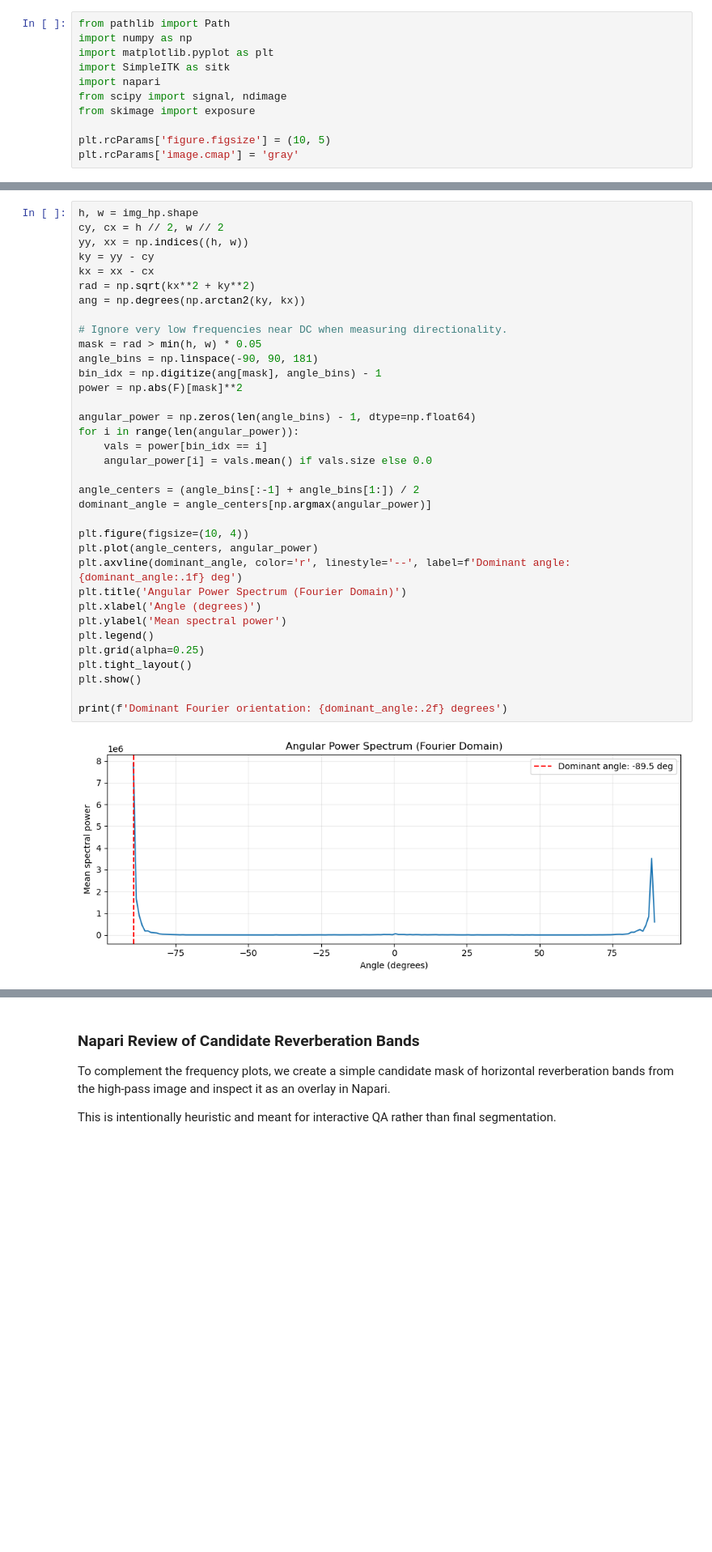
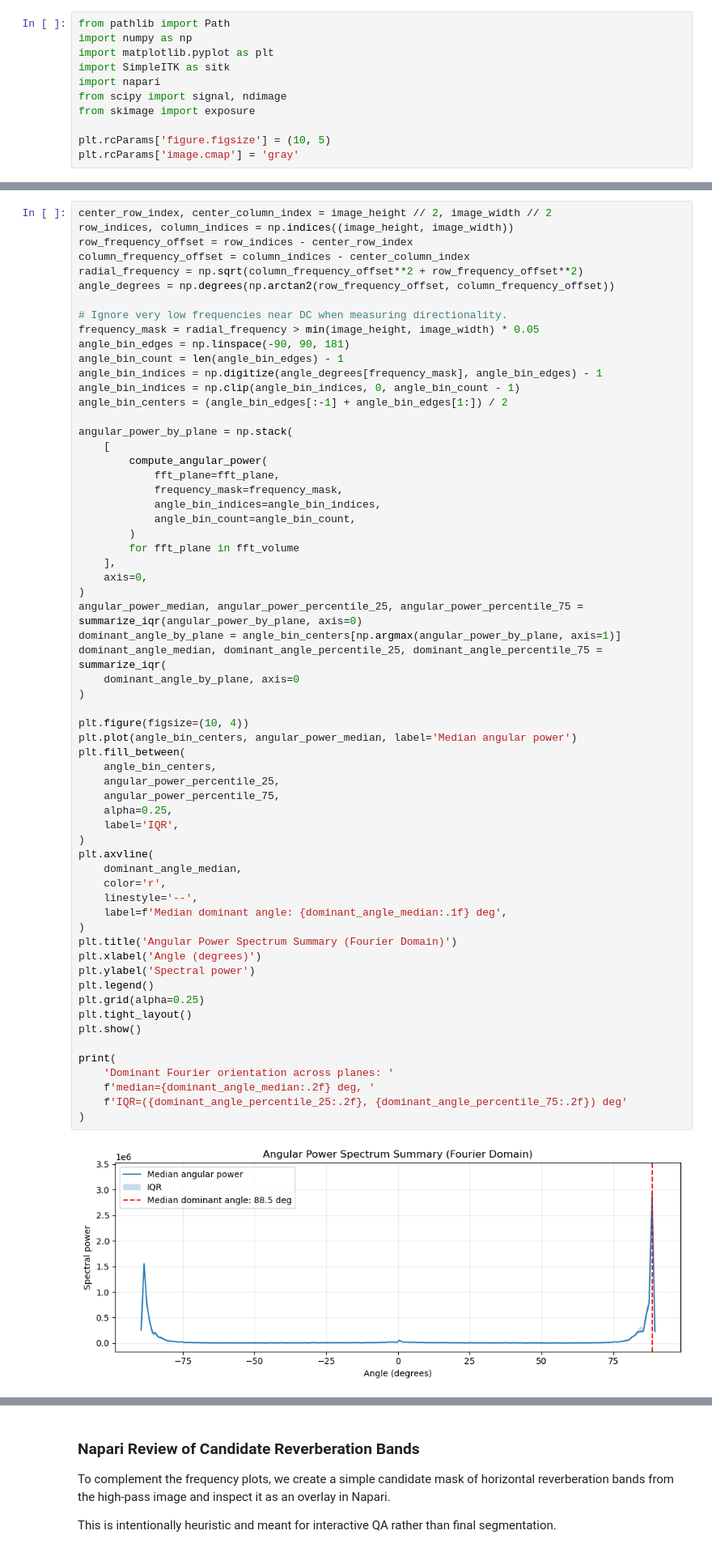
Before and after one commit to acorbat/eco-root, a Jupyter notebook: exploration/reverberation_artifact_report.ipynb, the cells around one changed output, grey strips where cells are left out. Shown at 81% size. Saved outputs shown, nothing was run; the diff lists cells and outputs as text; blank space fills up the shorter version.

```diff
--- a/exploration/reverberation_artifact_report.ipynb
+++ b/exploration/reverberation_artifact_report.ipynb
@@ -111,37 +184,64 @@ Adding high-pass image to the same Napari viewer...
 # %%
-h, w = img_hp.shape
-cy, cx = h // 2, w // 2
-yy, xx = np.indices((h, w))
-ky = yy - cy
-kx = xx - cx
-rad = np.sqrt(kx**2 + ky**2)
-ang = np.degrees(np.arctan2(ky, kx))
+center_row_index, center_column_index = image_height // 2, image_width // 2
+row_indices, column_indices = np.indices((image_height, image_width))
+row_frequency_offset = row_indices - center_row_index
+column_frequency_offset = column_indices - center_column_index
+radial_frequency = np.sqrt(column_frequency_offset**2 + row_frequency_offset**2)
+angle_degrees = np.degrees(np.arctan2(row_frequency_offset, column_frequency_offset))
 
 # Ignore very low frequencies near DC when measuring directionality.
-mask = rad > min(h, w) * 0.05
-angle_bins = np.linspace(-90, 90, 181)
-bin_idx = np.digitize(ang[mask], angle_bins) - 1
-power = np.abs(F)[mask]**2
+frequency_mask = radial_frequency > min(image_height, image_width) * 0.05
+angle_bin_edges = np.linspace(-90, 90, 181)
+angle_bin_count = len(angle_bin_edges) - 1
+angle_bin_indices = np.digitize(angle_degrees[frequency_mask], angle_bin_edges) - 1
+angle_bin_indices = np.clip(angle_bin_indices, 0, angle_bin_count - 1)
+angle_bin_centers = (angle_bin_edges[:-1] + angle_bin_edges[1:]) / 2
 
-angular_power = np.zeros(len(angle_bins) - 1, dtype=np.float64)
-for i in range(len(angular_power)):
-    vals = power[bin_idx == i]
-    angular_power[i] = vals.mean() if vals.size else 0.0
-
-angle_centers = (angle_bins[:-1] + angle_bins[1:]) / 2
-dominant_angle = angle_centers[np.argmax(angular_power)]
+angular_power_by_plane = np.stack(
+    [
+        compute_angular_power(
+            fft_plane=fft_plane,
+            frequency_mask=frequency_mask,
+            angle_bin_indices=angle_bin_indices,
+            angle_bin_count=angle_bin_count,
+        )
+        for fft_plane in fft_volume
+    ],
+    axis=0,
+)
+angular_power_median, angular_power_percentile_25, angular_power_percentile_75 = summarize_iqr(angular_power_by_plane, axis=0)
+dominant_angle_by_plane = angle_bin_centers[np.argmax(angular_power_by_plane, axis=1)]
+dominant_angle_median, dominant_angle_percentile_25, dominant_angle_percentile_75 = summarize_iqr(
+    dominant_angle_by_plane, axis=0
+)
 
 plt.figure(figsize=(10, 4))
-plt.plot(angle_centers, angular_power)
-plt.axvline(dominant_angle, color='r', linestyle='--', label=f'Dominant angle: {dominant_angle:.1f} deg')
-plt.title('Angular Power Spectrum (Fourier Domain)')
+plt.plot(angle_bin_centers, angular_power_median, label='Median angular power')
+plt.fill_between(
+    angle_bin_centers,
+    angular_power_percentile_25,
+    angular_power_percentile_75,
+    alpha=0.25,
+    label='IQR',
+)
+plt.axvline(
+    dominant_angle_median,
+    color='r',
+    linestyle='--',
+    label=f'Median dominant angle: {dominant_angle_median:.1f} deg',
+)
+plt.title('Angular Power Spectrum Summary (Fourier Domain)')
 plt.xlabel('Angle (degrees)')
-plt.ylabel('Mean spectral power')
+plt.ylabel('Spectral power')
 plt.legend()
 plt.grid(alpha=0.25)
 plt.tight_layout()
 plt.show()
 
-print(f'Dominant Fourier orientation: {dominant_angle:.2f} degrees')
+print(
+    'Dominant Fourier orientation across planes: '
+    f'median={dominant_angle_median:.2f} deg, '
+    f'IQR=({dominant_angle_percentile_25:.2f}, {dominant_angle_percentile_75:.2f}) deg'
+)
 # %% [output]
-[figure, old version]
+[figure, new version]
```
Also changed, not shown: parts of 28 cells of this notebook, 1 other file.
